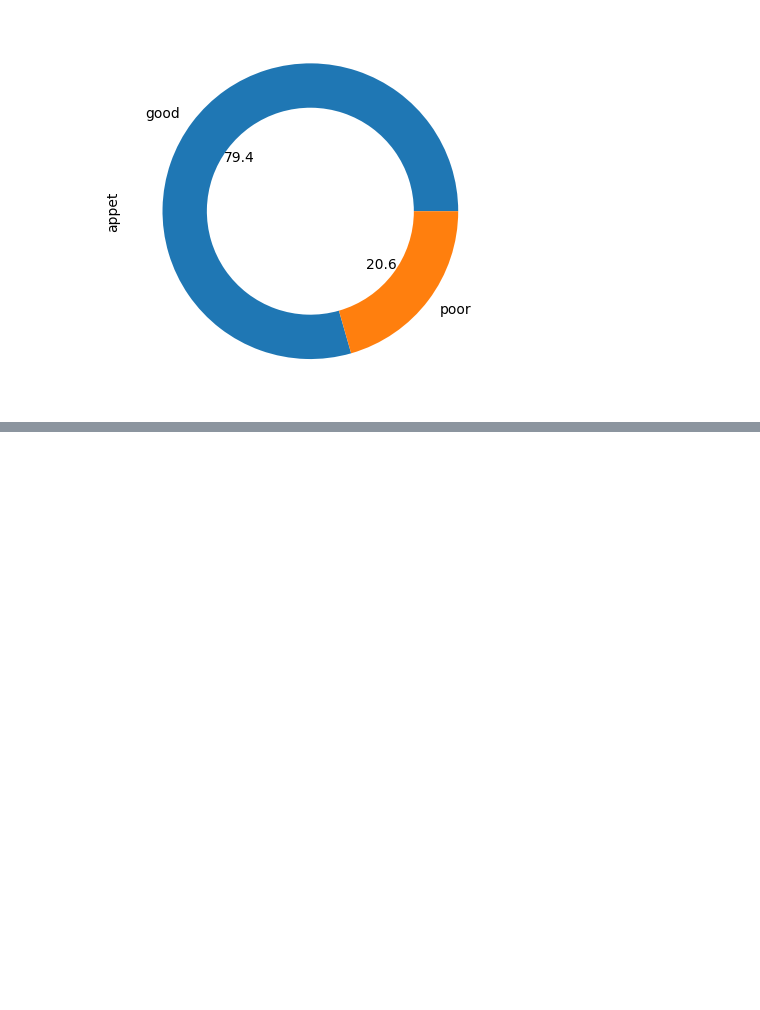
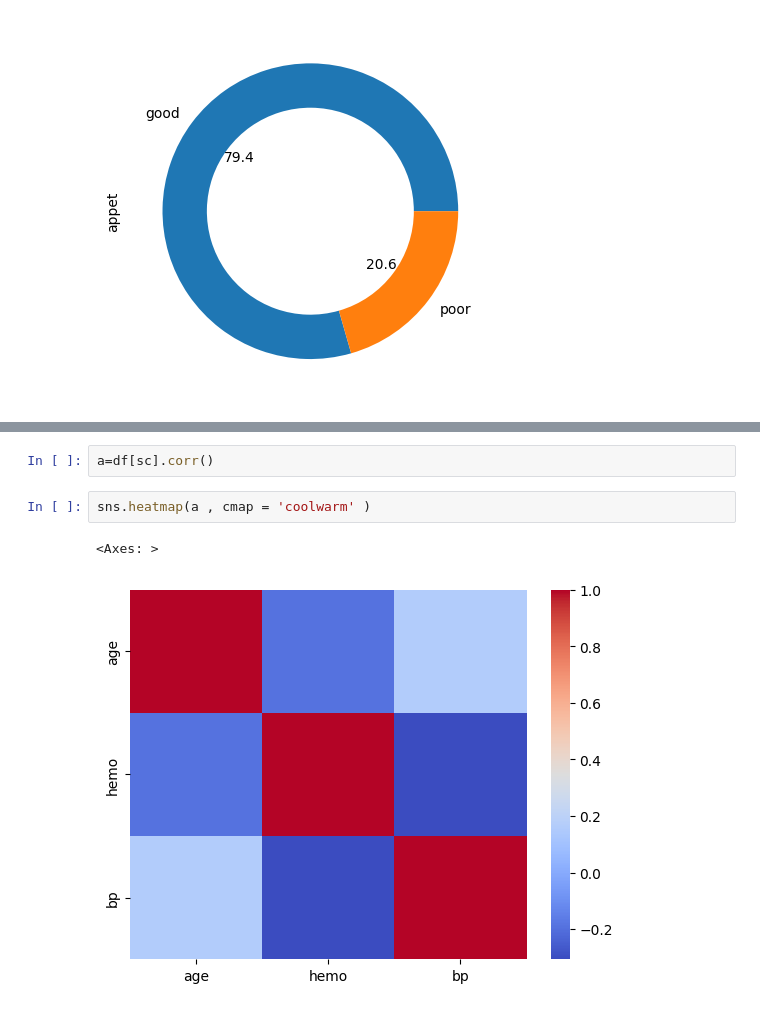
Before and after one commit to ayushzz6/Assignment-files, a Jupyter notebook: EDA_KIDNEY_DI.ipynb, the cells around one changed output, grey strips where cells are left out. Cells and saved outputs as stored; diff of their text form; blank space fills up the shorter version.

```diff
--- a/EDA_KIDNEY_DI.ipynb
+++ b/EDA_KIDNEY_DI.ipynb
@@ -157,0 +196,7 @@ df['appet'].value_counts().plot.pie(autopct = '%1.1f', wedgeprops = dict(width =
+# %%
+a=df[sc].corr()
+# %%
+sns.heatmap(a , cmap = 'coolwarm' )
+# %% [output]
+<Axes: >
+[figure, added]
```
Also changed, not shown: parts of 7 cells of this notebook.
